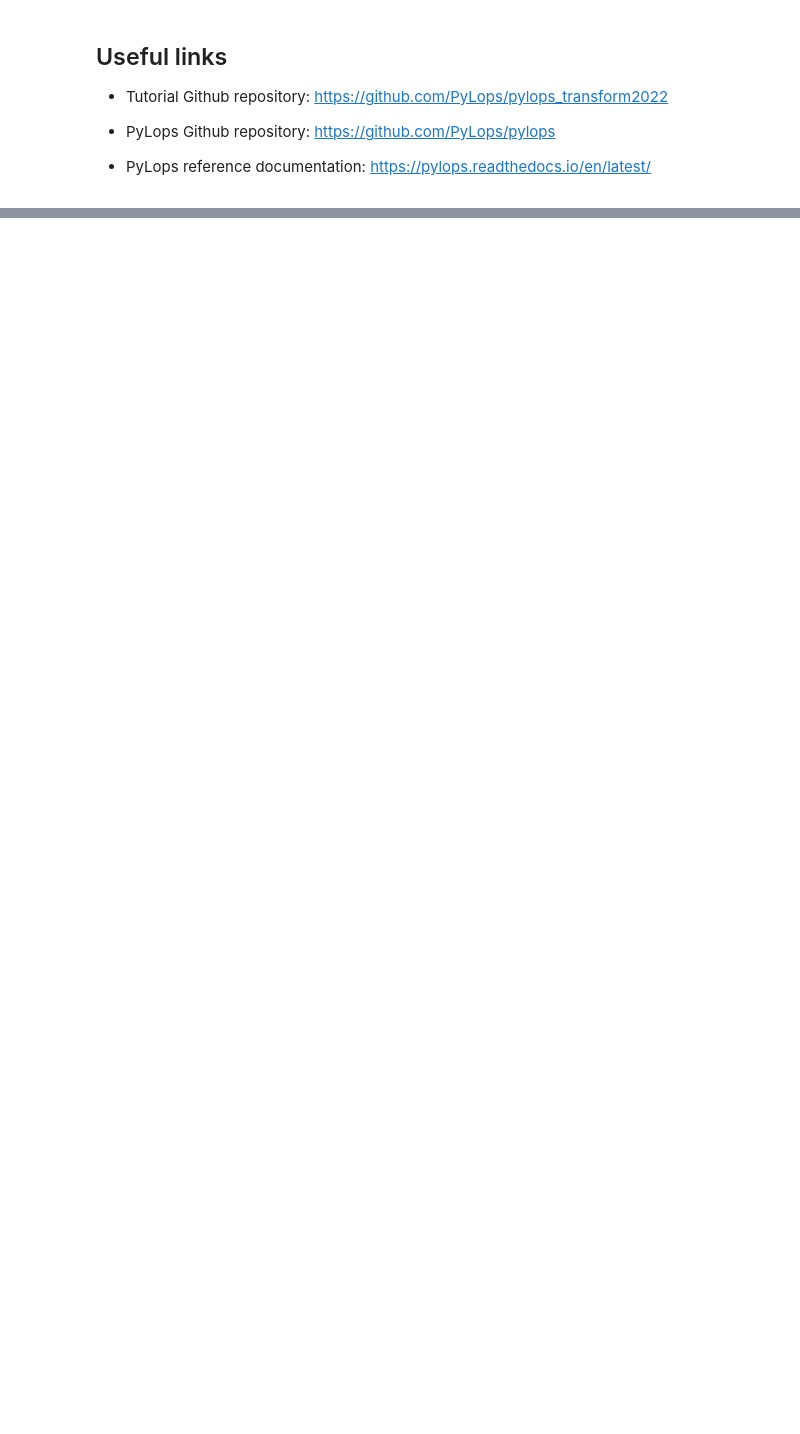
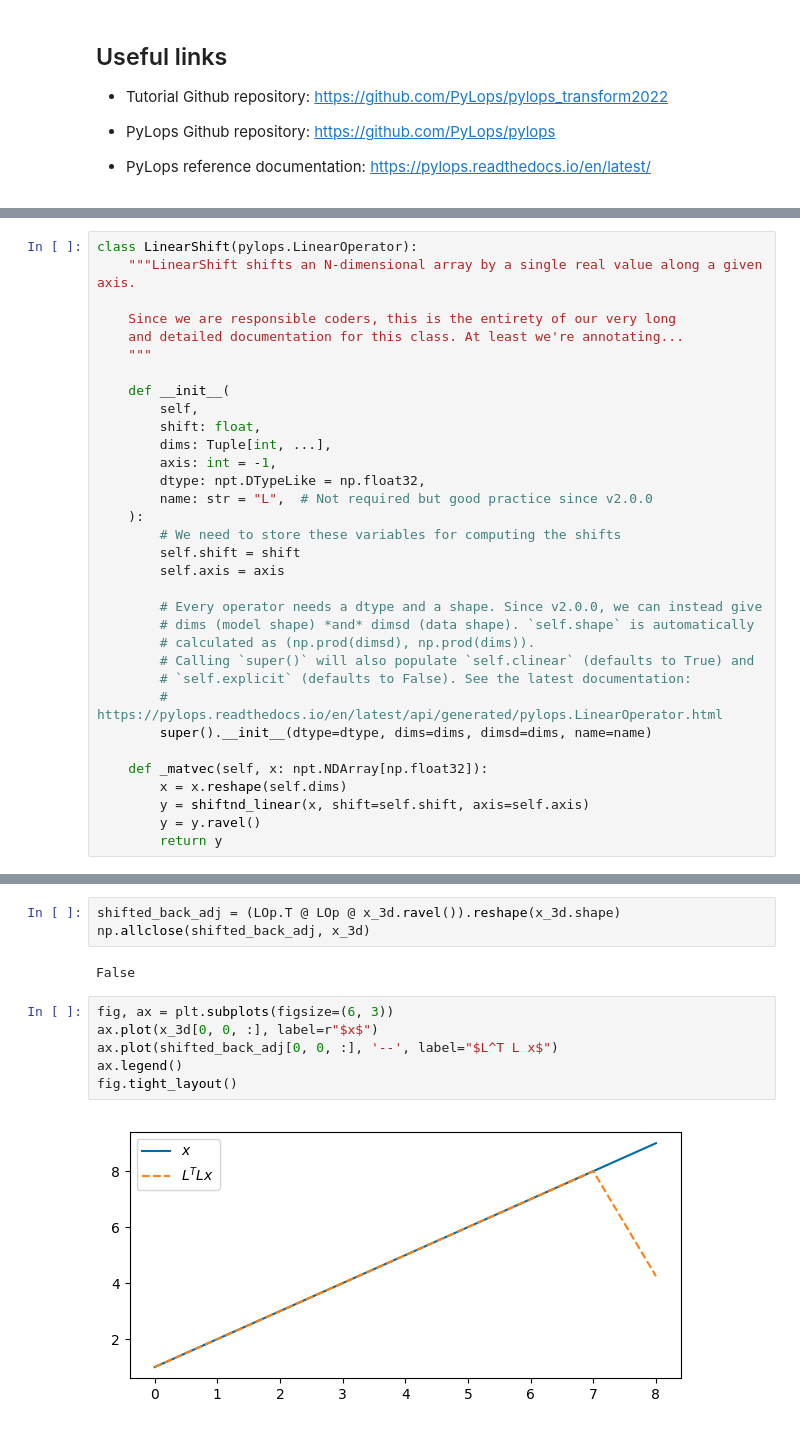
Before and after one commit to PyLops/pylops_transform2022, a Jupyter notebook: PyLops_v2.ipynb, the cells around one changed output, grey strips where cells are left out. Drawn from its saved outputs; the diff is of its cells as text; blank space fills up the shorter version.

Commit message:
feat: basic outline of presentation
Includes the use of describe, dims, ND multiplication, reshape decorator

```diff
--- a/PyLops_v2.ipynb
+++ b/PyLops_v2.ipynb
@@ -22,0 +195,33 @@ For more details on how to quickly migrate your PyLops v1.x codes into PyLops v2
+# %%
+class LinearShift(pylops.LinearOperator):
+    """LinearShift shifts an N-dimensional array by a single real value along a given axis.
+
+    Since we are responsible coders, this is the entirety of our very long
+    and detailed documentation for this class. At least we're annotating...
+    """
+
+    def __init__(
+        self,
+        shift: float,
+        dims: Tuple[int, ...],
+        axis: int = -1,
+        dtype: npt.DTypeLike = np.float32,
+        name: str = "L",  # Not required but good practice since v2.0.0
+    ):
+        # We need to store these variables for computing the shifts
+        self.shift = shift
+        self.axis = axis
+
+        # Every operator needs a dtype and a shape. Since v2.0.0, we can instead give
+        # dims (model shape) *and* dimsd (data shape). `self.shape` is automatically
+        # calculated as (np.prod(dimsd), np.prod(dims)).
+        # Calling `super()` will also populate `self.clinear` (defaults to True) and
+        # `self.explicit` (defaults to False). See the latest documentation:
+        # https://pylops.readthedocs.io/en/latest/api/generated/pylops.LinearOperator.html
+        super().__init__(dtype=dtype, dims=dims, dimsd=dims, name=name)
+
+    def _matvec(self, x: npt.NDArray[np.float32]):
+        x = x.reshape(self.dims)
+        y = shiftnd_linear(x, shift=self.shift, axis=self.axis)
+        y = y.ravel()
+        return y
@@ -22,0 +327,13 @@ For more details on how to quickly migrate your PyLops v1.x codes into PyLops v2
+# %%
+shifted_back_adj = (LOp.T @ LOp @ x_3d.ravel()).reshape(x_3d.shape)
+np.allclose(shifted_back_adj, x_3d)
+# %% [output]
+False
+# %%
+fig, ax = plt.subplots(figsize=(6, 3))
+ax.plot(x_3d[0, 0, :], label=r"$x$")
+ax.plot(shifted_back_adj[0, 0, :], '--', label="$L^T L x$")
+ax.legend()
+fig.tight_layout()
+# %% [output]
+[figure, added]
```
Also changed, not shown: parts of 41 cells of this notebook.
